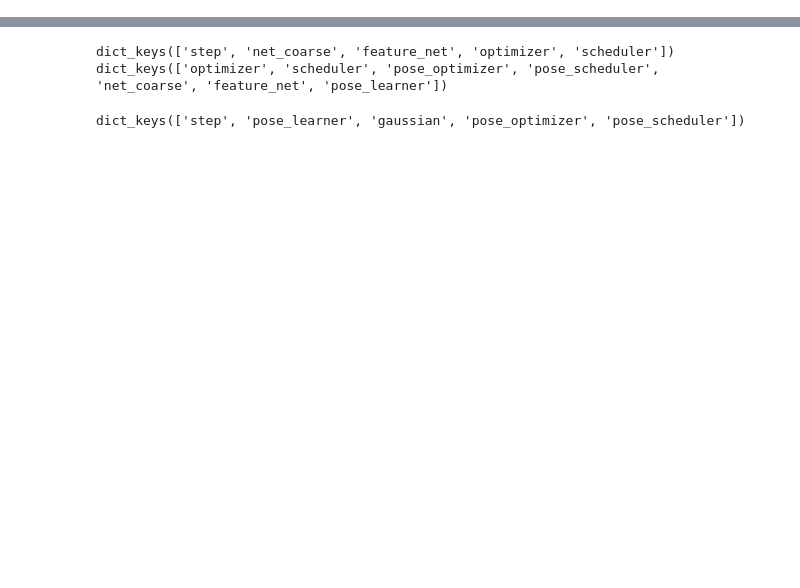
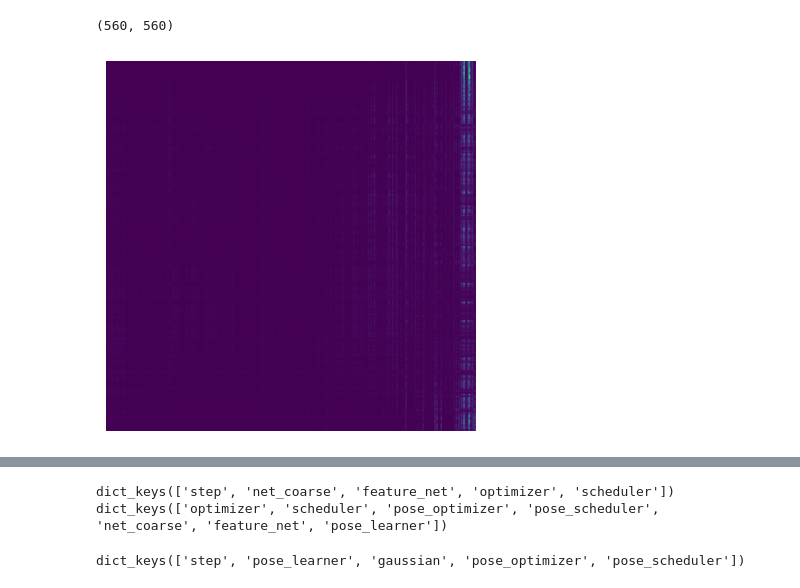
Before and after one commit to lifuguan/dgaussian, a Jupyter notebook: visualize.ipynb, the cells around one changed output, grey strips where cells are left out. Cells and saved outputs as stored; diff of their text form; code cells hidden in the pictures; blank space fills up the shorter version.

```diff
--- a/visualize.ipynb
+++ b/visualize.ipynb
@@ -12,0 +67,18 @@ dict_keys(['optimizer', 'scheduler', 'pose_optimizer', 'pose_scheduler', 'net_co
+# %%
+import numpy as np
+import matplotlib.pyplot as plt
+
+# 创建形状为 (140, 140, 1) 的示例数组（假设是灰度图像）
+gray_image = np.load('origin_full_attn.npy')
+gray_image = gray_image[0,0,:,:]
+print(gray_image.shape)
+# 将灰度图像转换为 RGB 图像
+# rgb_image = np.repeat(gray_image, 3, axis=-1)
+
+# 显示 RGB 图像
+plt.imshow(gray_image)
+plt.axis('off')  # 关闭坐标轴
+plt.show()
+# %% [output]
+(560, 560)
+[figure, added]
```
Also changed, not shown: parts of 3 cells of this notebook, 6 other files.
